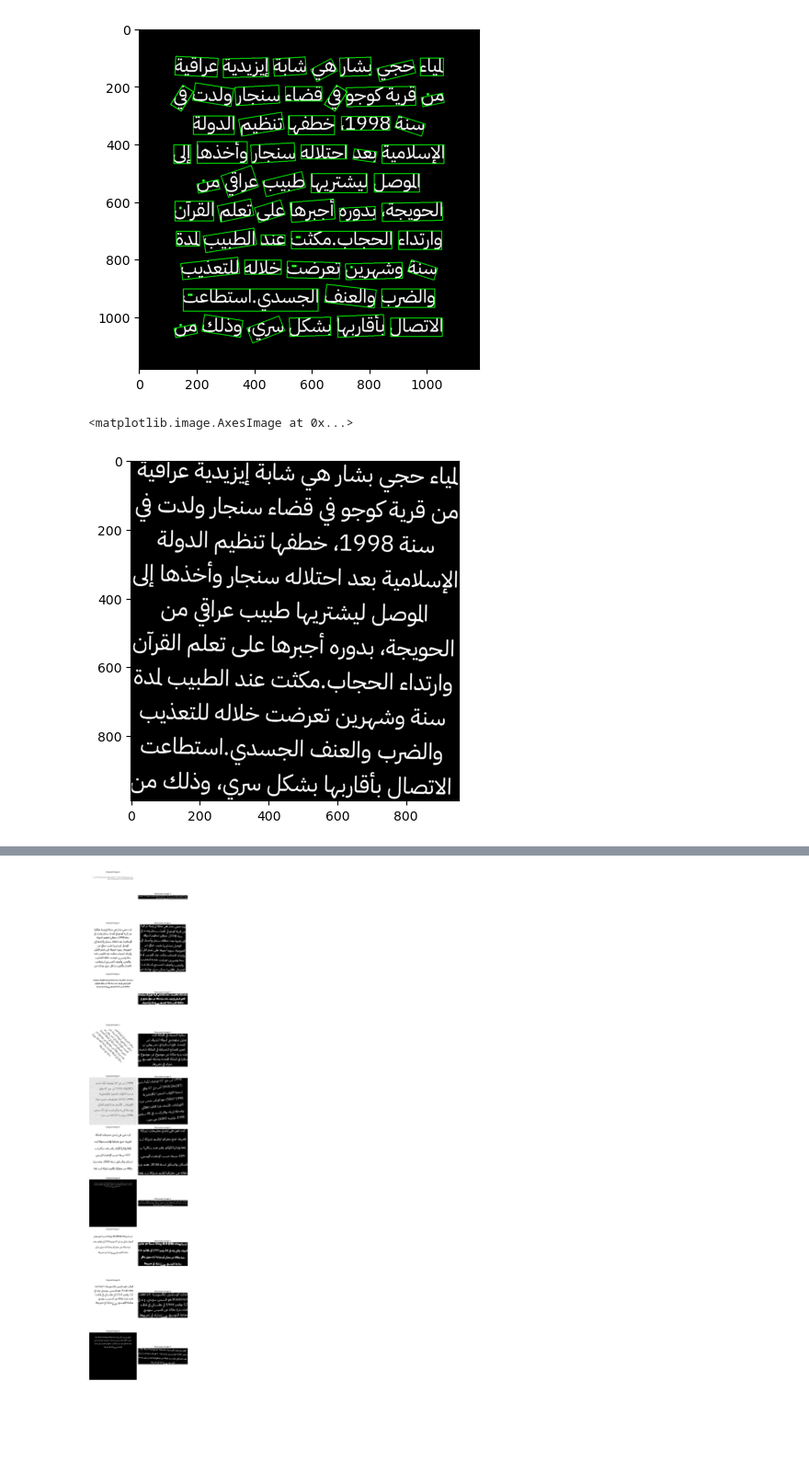
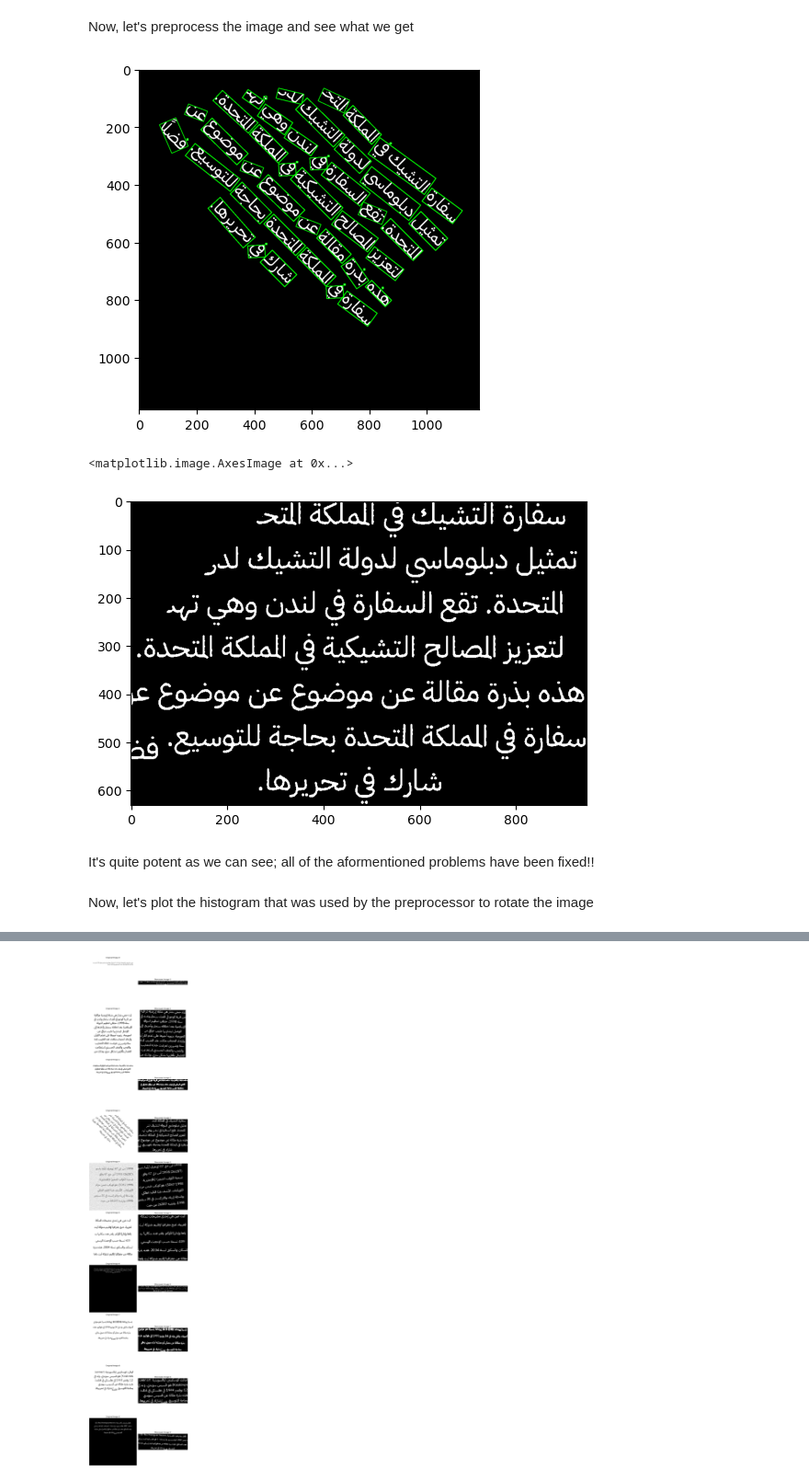
Before and after one commit to AhmedAbdelaal2001/Arabic-Font-Recognition, a Jupyter notebook: 1. Preprocessing/preprocessing.ipynb, the cells around one changed output, grey strips where cells are left out. Shown: that part at 92% size. Saved outputs shown, nothing was run; the diff lists cells and outputs as text; code cells hidden in the pictures; blank space fills up the shorter version.

```diff
--- a/1. Preprocessing/preprocessing.ipynb
+++ b/1. Preprocessing/preprocessing.ipynb
@@ -4,5 +12,5 @@ import os
 # %%
-img=cv2.imread('../Dataset/IBM Plex Sans Arabic/1.jpeg',cv2.IMREAD_GRAYSCALE)
+img=cv2.imread('../Dataset/IBM Plex Sans Arabic/3.jpeg',cv2.IMREAD_GRAYSCALE)
 plt.imshow(img)
 # %% [output]
 <matplotlib.image.AxesImage at 0x...>
@@ -10,11 +23,17 @@ plt.imshow(img)
+# %% [markdown]
+Now, let's preprocess the image and see what we get
 # %%
-preprocessor = Preprocessing(img)
+preprocessor = ImagePreprocessor(img)
 processed_image = preprocessor.preprocess_image(display_rectangles=True)
 plt.imshow(processed_image, cmap='gray')
 # %% [output]
-[figure, old version]
+[figure, new version]
 <matplotlib.image.AxesImage at 0x...>
-[figure, old version]
+[figure, new version]
+# %% [markdown]
+It's quite potent as we can see; all of the aformentioned problems have been fixed!!
+# %% [markdown]
+Now, let's plot the histogram that was used by the preprocessor to rotate the image
 # %%
 preprocessor.plot_angles_histogram()
 # %% [output]
```
Also changed, not shown: parts of 17 cells of this notebook, 44 other files.
